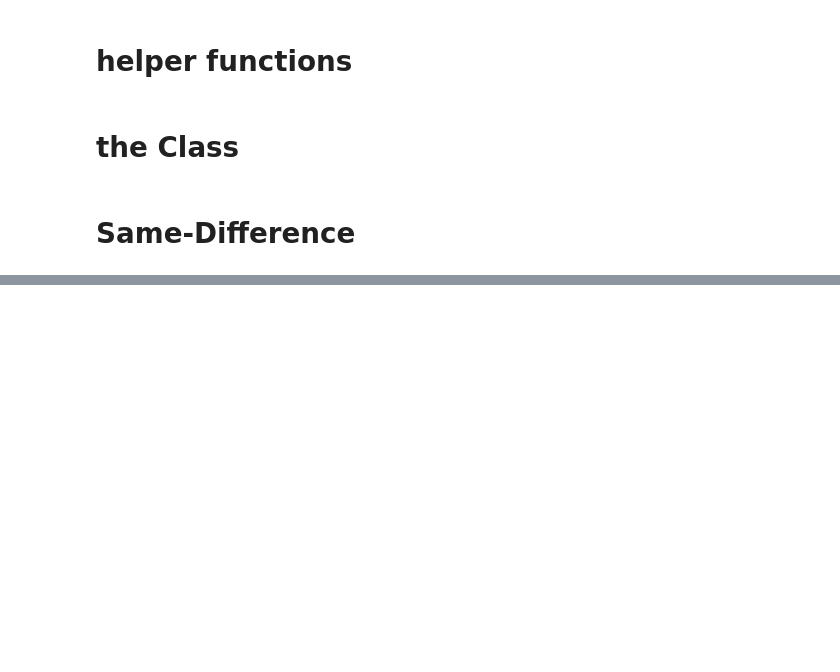
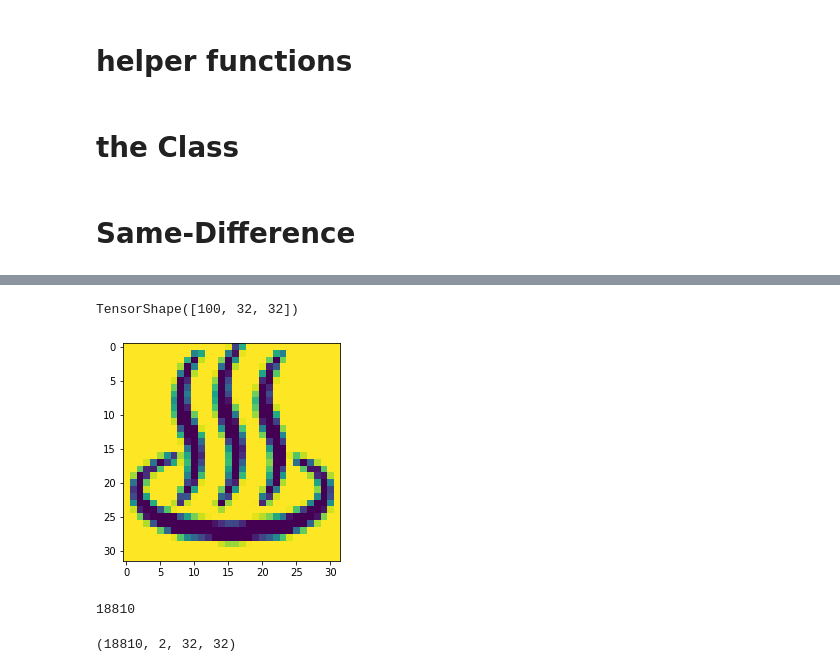
Before and after one commit to LA-Koenig/ESBN-keras, a Jupyter notebook: Codebase/ESBN.ipynb, the cells around one changed output, grey strips where cells are left out. Saved outputs shown, nothing was run; the diff lists cells and outputs as text; code cells hidden in the pictures; blank space fills up the shorter version.

Commit message:
written but not training

```diff
--- a/Codebase/ESBN.ipynb
+++ b/Codebase/ESBN.ipynb
@@ -294,0 +320,23 @@ test_set = {'seq_ind': all_test_seq, 'y': all_test_targ}
+# %%
+#Load images
+all_imgs = []
+for i in range(n_shapes):
+    img_fname='../imgs/' + str(i) + '.png'
+    img = tf.convert_to_tensor(np.array(Image.open(img_fname)) / 255.)
+    all_imgs.append(img)
+all_imgs = tf.stack(all_imgs)
+all_imgs.shape
+# %% [output]
+TensorShape([100, 32, 32])
+# %%
+plt.imshow(all_imgs[0])
+plt.show()
+# %% [output]
+[figure, added]
+# %%
+#train_set['seq_ind'][0]
+train_set['seq_ind'].shape + all_imgs.shape[1:]
+
+train_set['seq_ind'].shape[0]
+# %% [output]
+18810
@@ -294,0 +350,4 @@ test_set = {'seq_ind': all_test_seq, 'y': all_test_targ}
+# %%
+x_train.shape
+# %% [output]
+(18810, 2, 32, 32)
```
Also changed, not shown: parts of 14 cells of this notebook.
